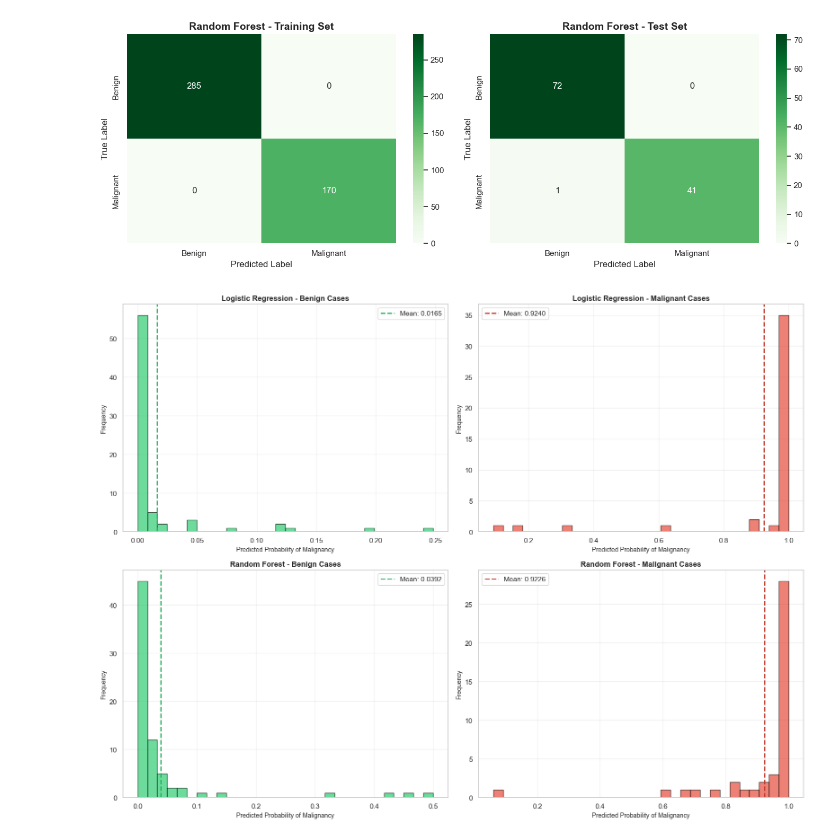
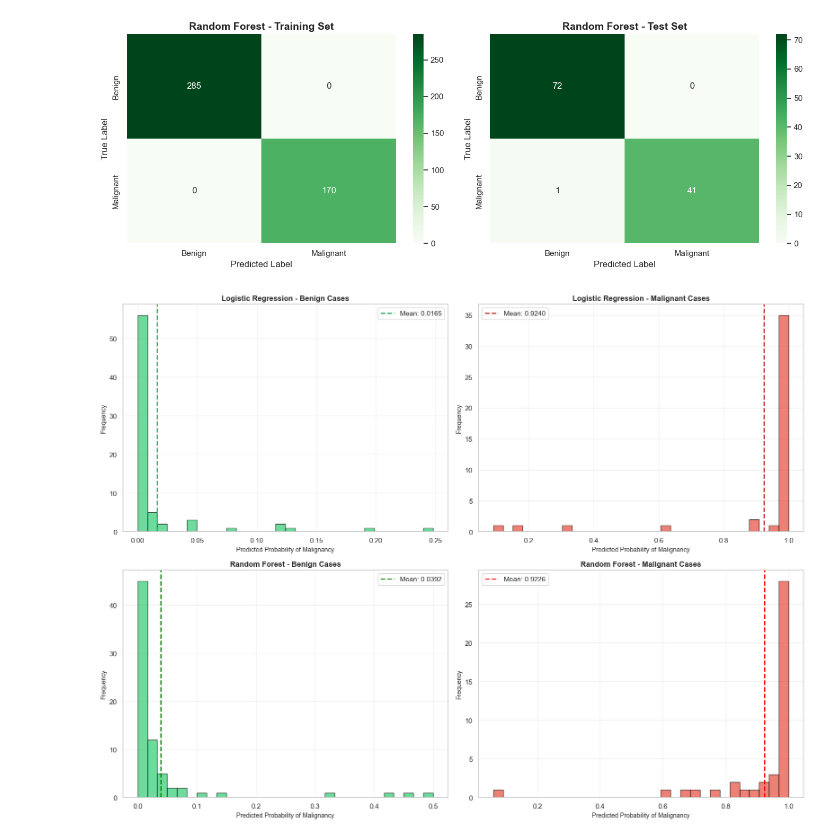
Before and after one commit to xjialu/4020a2, a Jupyter notebook: asher_task3.ipynb, the cells around one changed output. Cells and saved outputs as stored; diff of their text form; code cells hidden in the pictures.

```diff
--- a/asher_task3.ipynb
+++ b/asher_task3.ipynb
@@ -23,7 +23,7 @@ plt.rcParams['figure.figsize'] = (12, 6)
 RANDOM_STATE = 15
 np.random.seed(RANDOM_STATE)
 # %%
-data_path = "data/raw/erdemtaha_cancer_data.csv"
+data_path = "data/cancer_data.csv"
 df_raw = pd.read_csv(data_path)
 
 print(f"dataset shape: {df_raw.shape}")
@@ -473,8 +500,6 @@ plt.show()
 # %% [output]
 [figure]
 # %%
-# Risk assessment applications
-
 # Analyze probability distributions
 fig, axes = plt.subplots(2, 2, figsize=(16, 12))
 
@@ -496,33 +521,33 @@ axes[0, 1].axvline(malignant_proba_lr.mean(), color='#c0392b', linestyle='--', l
                    label=f'Mean: {malignant_proba_lr.mean():.4f}')
 axes[0, 1].set_title('Logistic Regression - Malignant Cases', fontsize=12, fontweight='bold')
 axes[0, 1].set_xlabel('Predicted Probability of Malignancy', fontsize=10)
 axes[0, 1].set_ylabel('Frequency', fontsize=10)
 axes[0, 1].legend()
 axes[0, 1].grid(alpha=0.3)
 
 # Random Forest - Benign cases
 benign_proba_rf = y_test_proba_rf[y_test == 0]
 axes[1, 0].hist(benign_proba_rf, bins=30, color='#2ecc71', alpha=0.7, edgecolor='black')
-axes[1, 0].axvline(benign_proba_rf.mean(), color='#27ae60', linestyle='--', linewidth=2,
+axes[1, 0].axvline(benign_proba_rf.mean(), color='green', linestyle='--', linewidth=2,
                    label=f'Mean: {benign_proba_rf.mean():.4f}')
 axes[1, 0].set_title('Random Forest - Benign Cases', fontsize=12, fontweight='bold')
 axes[1, 0].set_xlabel('Predicted Probability of Malignancy', fontsize=10)
 axes[1, 0].set_ylabel('Frequency', fontsize=10)
 axes[1, 0].legend()
 axes[1, 0].grid(alpha=0.3)
 
 # Random Forest - Malignant cases
 malignant_proba_rf = y_test_proba_rf[y_test == 1]
 axes[1, 1].hist(malignant_proba_rf, bins=30, color='#e74c3c', alpha=0.7, edgecolor='black')
-axes[1, 1].axvline(malignant_proba_rf.mean(), color='#c0392b', linestyle='--', linewidth=2,
+axes[1, 1].axvline(malignant_proba_rf.mean(), color='red', linestyle='--', linewidth=2,
                    label=f'Mean: {malignant_proba_rf.mean():.4f}')
 axes[1, 1].set_title('Random Forest - Malignant Cases', fontsize=12, fontweight='bold')
 axes[1, 1].set_xlabel('Predicted Probability of Malignancy', fontsize=10)
 axes[1, 1].set_ylabel('Frequency', fontsize=10)
 axes[1, 1].legend()
 axes[1, 1].grid(alpha=0.3)
 
 plt.tight_layout()
 plt.show()
 # %% [output]
-[figure, old version]
+[figure, new version]
```
Also changed, not shown: parts of 32 cells of this notebook.
